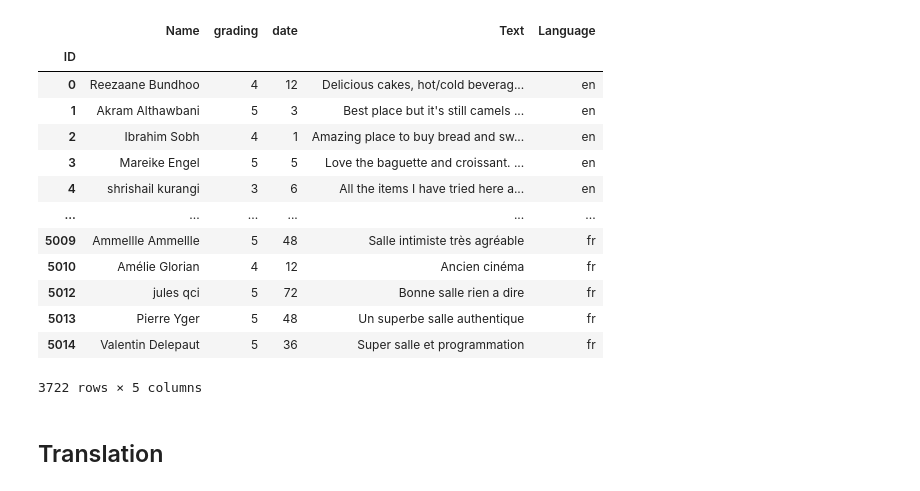
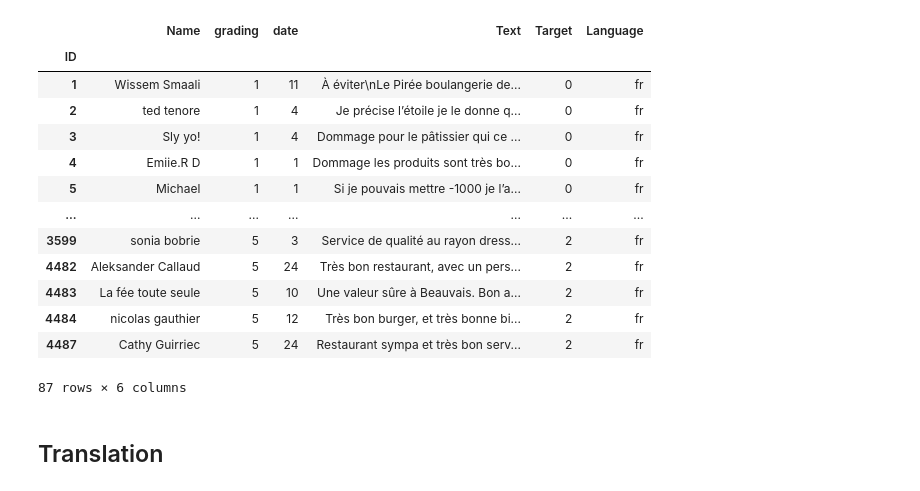
Before and after one commit to ScanVerdict/ScanVerdict-ML, a Jupyter notebook: Sentiment_analysis.ipynb, the cells around one changed output. Cells and saved outputs as stored; diff of their text form; code cells hidden in the pictures.

```diff
--- a/Sentiment_analysis.ipynb
+++ b/Sentiment_analysis.ipynb
@@ -7,8 +11,8 @@ import numpy as np
 # %%
 # Convertir le dictionnaire en DataFrame
 
-# df = pd.read_csv('dataset1.csv', sep=';')
-df = pd.read_csv('data.csv')
+df = pd.read_csv('dataset1.csv', sep=';')
+# df = pd.read_csv('data.csv')
 df = df.dropna()
 
 # Remplacer les valeurs dans grading par des int
@@ -22,46 +26,46 @@ def transform_date(date):
         return 0
     elif 'month' in date or 'mois' in date:
         if date_array[0].isdigit():
             return int(date_array[0])
         return 1
     elif date_array[0].isdigit():
         return int(date_array[0])*12
     return 12
 
 df["date"] = df["date"].apply(transform_date)
 
 df.index_name = 'ID'
 # Renommer la colonne d'index en "ID"
 df = df.rename_axis('ID').reset_index()
 df.set_index('ID', inplace=True)
 # Ajouter la colonne Language à la DataFrame
 
 # Pour que les détections soient consistent
 DetectorFactory.seed = 0
 def detect_language(text):
     try:
         return detect(text)
     except LangDetectException:
         return 'unknown'
 
 df['Language'] = df['Text'].apply(detect_language)
 df.drop(df.loc[df['Language'] == 'unknown'].index, inplace=True)
 
 df
 # %% [output]
-|  | Name | grading | date | Text | Language |
-| ID |  |  |  |  |  |
-| 0 | Reezaane Bundhoo | 4 | 12 | Delicious cakes, hot/cold beverag... | en |
-| 1 | Akram Althawbani | 5 | 3 | Best place but it's still camels ... | en |
-| 2 | Ibrahim Sobh | 4 | 1 | Amazing place to buy bread and sw... | en |
-| 3 | Mareike Engel | 5 | 5 | Love the baguette and croissant. ... | en |
-| 4 | shrishail kurangi | 3 | 6 | All the items I have tried here a... | en |
-| ... | ... | ... | ... | ... | ... |
-| 5009 | Ammellle Ammellle | 5 | 48 | Salle intimiste très agréable | fr |
-| 5010 | Amélie Glorian | 4 | 12 | Ancien cinéma | fr |
-| 5012 | jules qci | 5 | 72 | Bonne salle rien a dire | fr |
-| 5013 | Pierre Yger | 5 | 48 | Un superbe salle authentique | fr |
-| 5014 | Valentin Delepaut | 5 | 36 | Super salle et programmation | fr |
+|  | Name | grading | date | Text | Target | Language |
+| ID |  |  |  |  |  |  |
+| 1 | Wissem Smaali | 1 | 11 | À éviter\nLe Pirée boulangerie de... | 0 | fr |
+| 2 | ted tenore | 1 | 4 | Je précise l’étoile je le donne q... | 0 | fr |
+| 3 | Sly yo! | 1 | 4 | Dommage pour le pâtissier qui ce ... | 0 | fr |
+| 4 | Emiie.R D | 1 | 1 | Dommage les produits sont très bo... | 0 | fr |
+| 5 | Michael | 1 | 1 | Si je pouvais mettre -1000 je l’a... | 0 | fr |
+| ... | ... | ... | ... | ... | ... | ... |
+| 3599 | sonia bobrie | 5 | 3 | Service de qualité au rayon dress... | 2 | fr |
+| 4482 | Aleksander Callaud | 5 | 24 | Très bon restaurant, avec un pers... | 2 | fr |
+| 4483 | La fée toute seule | 5 | 10 | Une valeur sûre à Beauvais. Bon a... | 2 | fr |
+| 4484 | nicolas gauthier | 5 | 12 | Très bon burger, et très bonne bi... | 2 | fr |
+| 4487 | Cathy Guirriec | 5 | 24 | Restaurant sympa et très bon serv... | 2 | fr |
-3722 rows × 5 columns
+87 rows × 6 columns
 # %% [markdown]
 ## Translation
```
Also changed, not shown: parts of 15 cells of this notebook, 3 other files.
